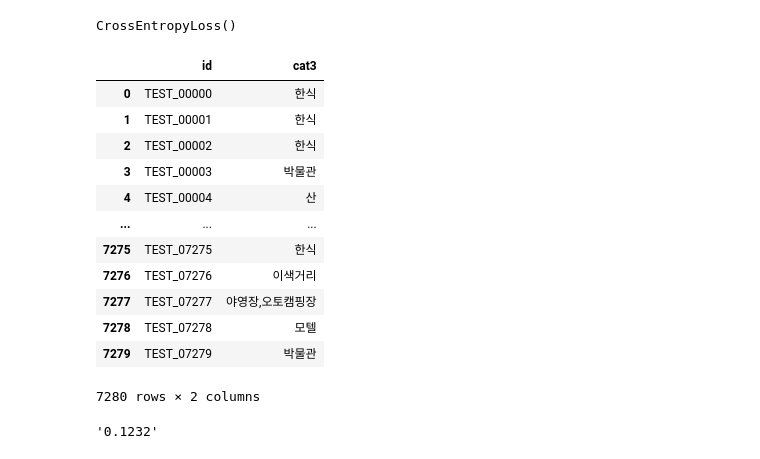
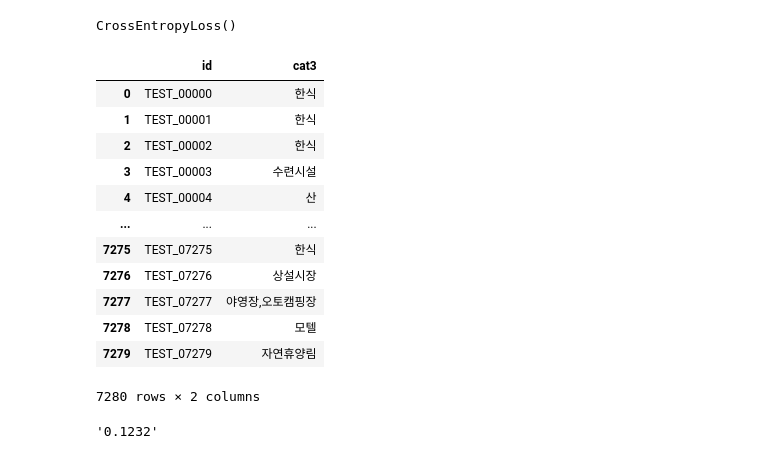
Before and after one commit to quhb2455/dacon_tourism, a Jupyter notebook: Untitled.ipynb, the cells around one changed output. Cells and saved outputs as stored; diff of their text form; code cells hidden in the pictures.

Commit message:
complete each head training complete 128 output model training keep training 3-heads model training

```diff
--- a/Untitled.ipynb
+++ b/Untitled.ipynb
@@ -766,21 +886,21 @@ c = [random.choice(a) for _ in range(len(a))]
 # %%
 import pandas as pd
 
-a = pd.read_csv('./submission/29E-lr0.01_fullData_maskingWeight_efficientnetv2_m.csv')
+a = pd.read_csv('./submission/29E-val0.8145-head1-2mask-lossWeight-auged-effiv2s.csv')
 a
 # %% [output]
 |  | id | cat3 |
 | 0 | TEST_00000 | 한식 |
 | 1 | TEST_00001 | 한식 |
 | 2 | TEST_00002 | 한식 |
-| 3 | TEST_00003 | 박물관 |
+| 3 | TEST_00003 | 수련시설 |
 | 4 | TEST_00004 | 산 |
 | ... | ... | ... |
 | 7275 | TEST_07275 | 한식 |
-| 7276 | TEST_07276 | 이색거리 |
+| 7276 | TEST_07276 | 상설시장 |
 | 7277 | TEST_07277 | 야영장,오토캠핑장 |
 | 7278 | TEST_07278 | 모텔 |
-| 7279 | TEST_07279 | 박물관 |
+| 7279 | TEST_07279 | 자연휴양림 |
 7280 rows × 2 columns
 # %%
 str(round(0.1232345, 4))
```
Also changed, not shown: parts of 16 cells of this notebook, 9 other files.
